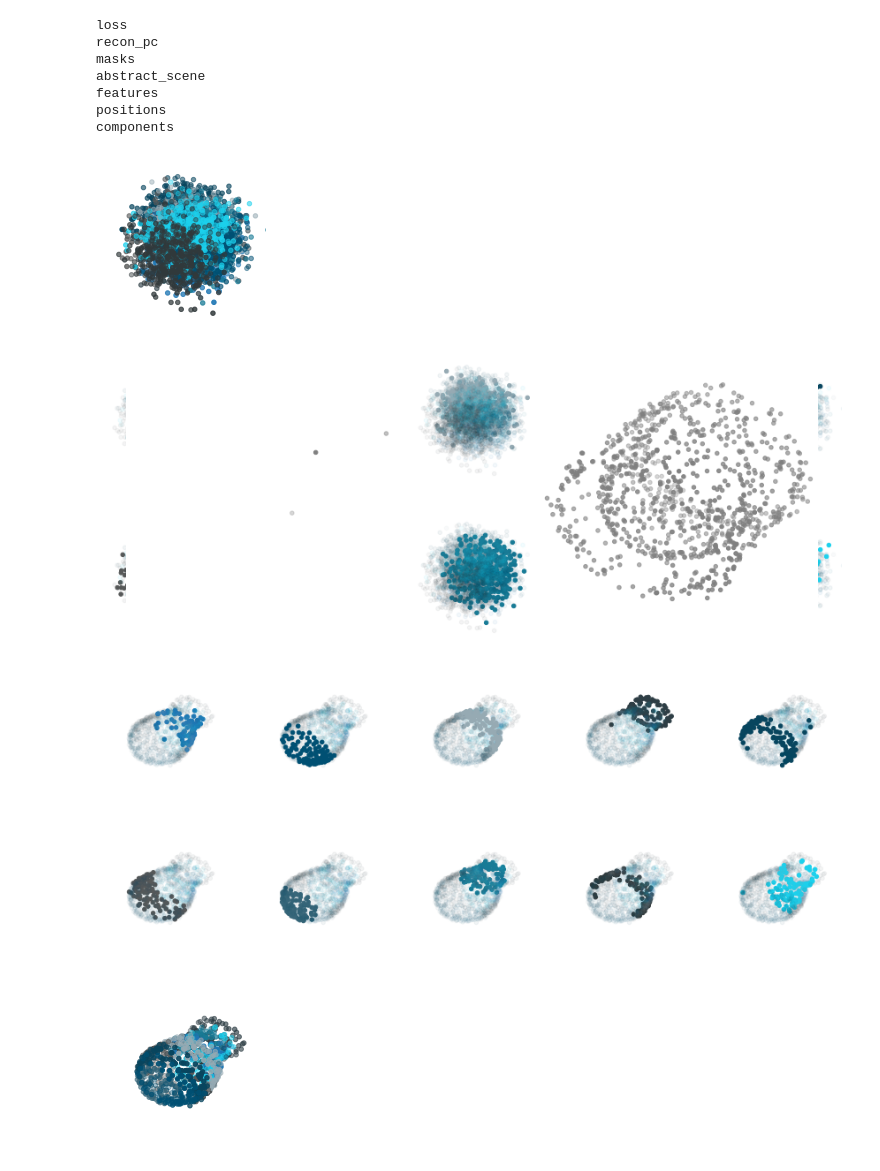
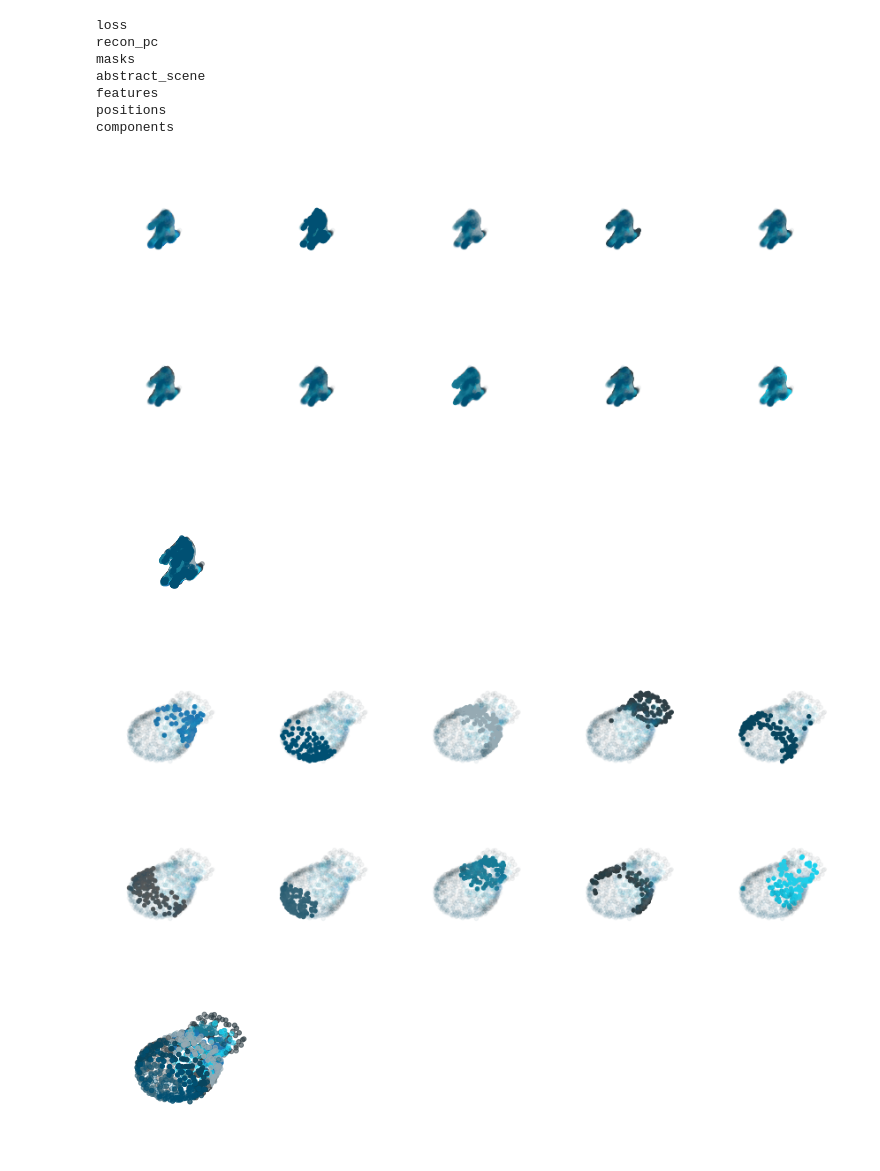
Before and after one commit to ZongjingLi/Hierarchical-Learner, a Jupyter notebook: interact.ipynb, the cells around one changed output. Drawn from its saved outputs; the diff is of its cells as text; code cells hidden in the pictures.

```diff
--- a/interact.ipynb
+++ b/interact.ipynb
@@ -103,6 +103,9 @@ def vis_pts(x, att=None, vis_fn="outputs/temp.png"):
     vis_pts_att(pts, label_map, fn=vis_fn)
 # %%
 import matplotlib.pyplot as plt
+
+model = torch.load("checkpoints/scenelearner/3dpc/CSQ_Animal_0.ckpt", map_location = "cpu")
+model.part_perception.split_components = True
 outputs = model.part_perception(sample)
 for k in outputs:print(k)
 components = outputs["components"]
@@ -152,39 +155,39 @@ def visualize_pointcloud_components(pts):
         for j in range(N):
             coords = pts[j]
             colors = namo_colors[j]
             alpha = 1.0 if i == j else 0.05
             ax.scatter(coords[:,0],coords[:,1],coords[:,2], c = colors, alpha = alpha)
         coords = pts[i]
         colors = namo_colors[i]
         full_ax.scatter(coords[:,0],coords[:,1],coords[:,2], c = colors)
     fig.savefig("outputs/pc_components.png")
     full_fig.savefig("outputs/pc_full_components.png")
 visualize_pointcloud_components(components[0].detach())
-
+plt.show()
 coords = torch.tensor(np.load("outputs/recon_point_cloud.npy")).permute(1,0)
 n = coords.shape[0]
 coords_colors = torch.ones([n,3]) * 0.5
 
 pc = torch.tensor(np.load("outputs/point_cloud.npy"))
 pc_colors = torch.ones(pc.shape[0],3) * 0.5
 
-input_pcs = [(coords,coords_colors),(pc,pc_colors)]
-visualize_pointcloud(input_pcs)
-plt.show()
+#input_pcs = [(coords,coords_colors),(pc,pc_colors)]
+#visualize_pointcloud(input_pcs)
+#plt.show()
 
 
 splits = np.load("outputs/splits.npy")[0]
 # Visualize Components
-visualize_pointcloud_components(splits)
+#visualize_pointcloud_components(splits)
 # %% [output]
 loss
 recon_pc
 masks
 abstract_scene
 features
 positions
 components
-[figure, old version]
+[figure, new version]
-[figure, old version]
+[figure, new version]
 [figure]
 [figure]
```
Also changed, not shown: parts of 1 cell of this notebook, 4 other files.
